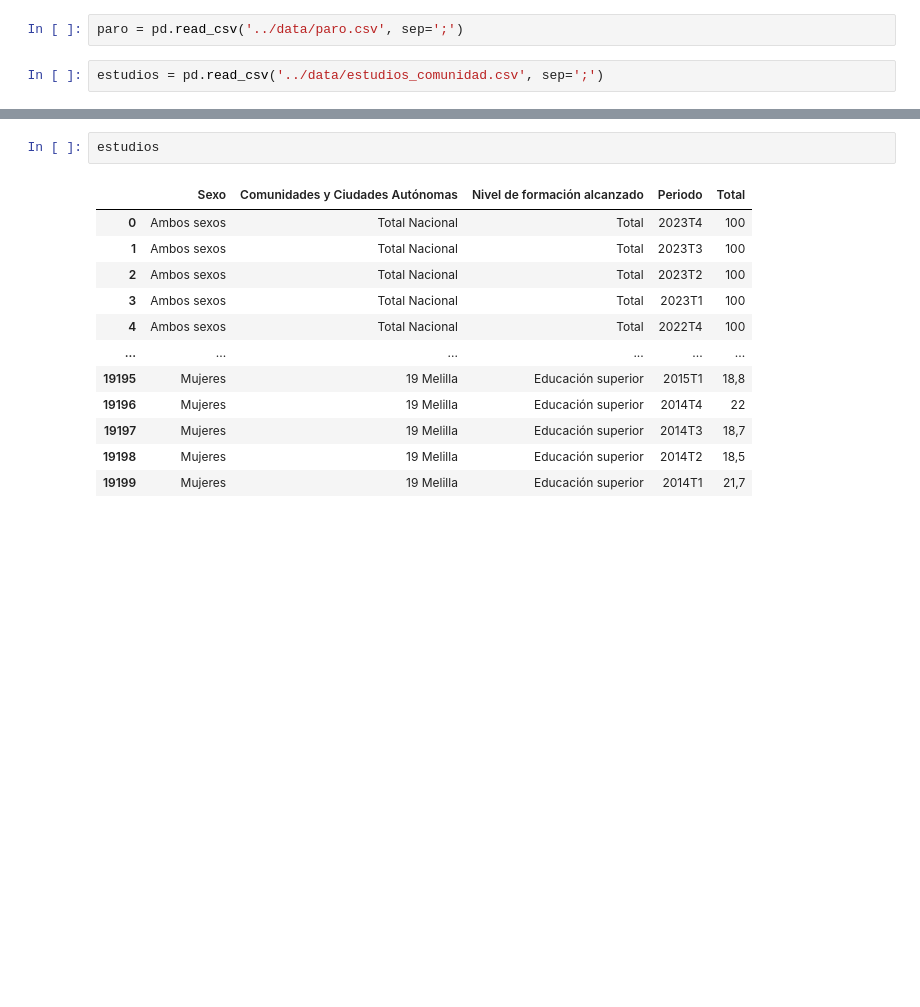
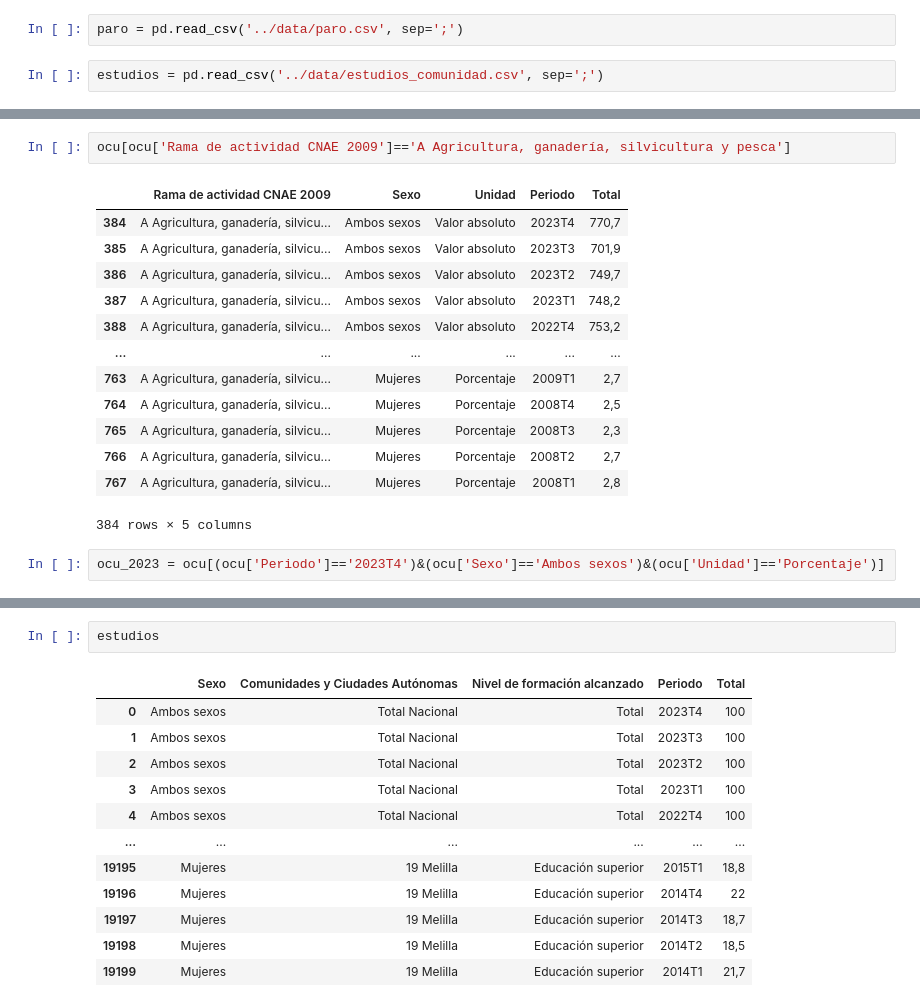
Before and after one commit to Gbau11/Empleo-Espa-a, a Jupyter notebook: code/paro_actividad.ipynb, the cells around one changed output, grey strips where cells are left out. Drawn from its saved outputs; the diff is of its cells as text; blank space fills up the shorter version.

```diff
--- a/code/paro_actividad.ipynb
+++ b/code/paro_actividad.ipynb
@@ -279,0 +319,18 @@ estudios = pd.read_csv('../data/estudios_comunidad.csv', sep=';')
+# %%
+ocu[ocu['Rama de actividad CNAE 2009']=='A Agricultura, ganadería, silvicultura y pesca']
+# %% [output]
+|  | Rama de actividad CNAE 2009 | Sexo | Unidad | Periodo | Total |
+| 384 | A Agricultura, ganadería, silvicu... | Ambos sexos | Valor absoluto | 2023T4 | 770,7 |
+| 385 | A Agricultura, ganadería, silvicu... | Ambos sexos | Valor absoluto | 2023T3 | 701,9 |
+| 386 | A Agricultura, ganadería, silvicu... | Ambos sexos | Valor absoluto | 2023T2 | 749,7 |
+| 387 | A Agricultura, ganadería, silvicu... | Ambos sexos | Valor absoluto | 2023T1 | 748,2 |
+| 388 | A Agricultura, ganadería, silvicu... | Ambos sexos | Valor absoluto | 2022T4 | 753,2 |
+| ... | ... | ... | ... | ... | ... |
+| 763 | A Agricultura, ganadería, silvicu... | Mujeres | Porcentaje | 2009T1 | 2,7 |
+| 764 | A Agricultura, ganadería, silvicu... | Mujeres | Porcentaje | 2008T4 | 2,5 |
+| 765 | A Agricultura, ganadería, silvicu... | Mujeres | Porcentaje | 2008T3 | 2,3 |
+| 766 | A Agricultura, ganadería, silvicu... | Mujeres | Porcentaje | 2008T2 | 2,7 |
+| 767 | A Agricultura, ganadería, silvicu... | Mujeres | Porcentaje | 2008T1 | 2,8 |
+384 rows × 5 columns
+# %%
+ocu_2023 = ocu[(ocu['Periodo']=='2023T4')&(ocu['Sexo']=='Ambos sexos')&(ocu['Unidad']=='Porcentaje')]
```
Also changed, not shown: parts of 25 cells of this notebook, 3 other files.
